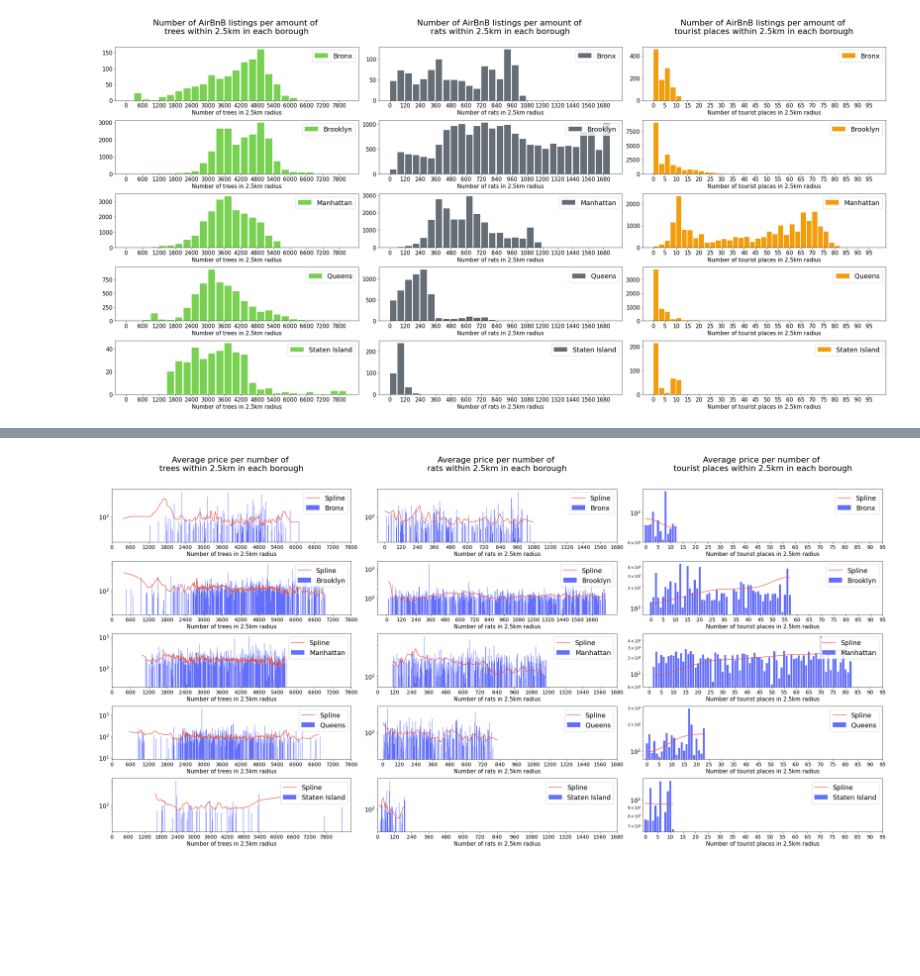
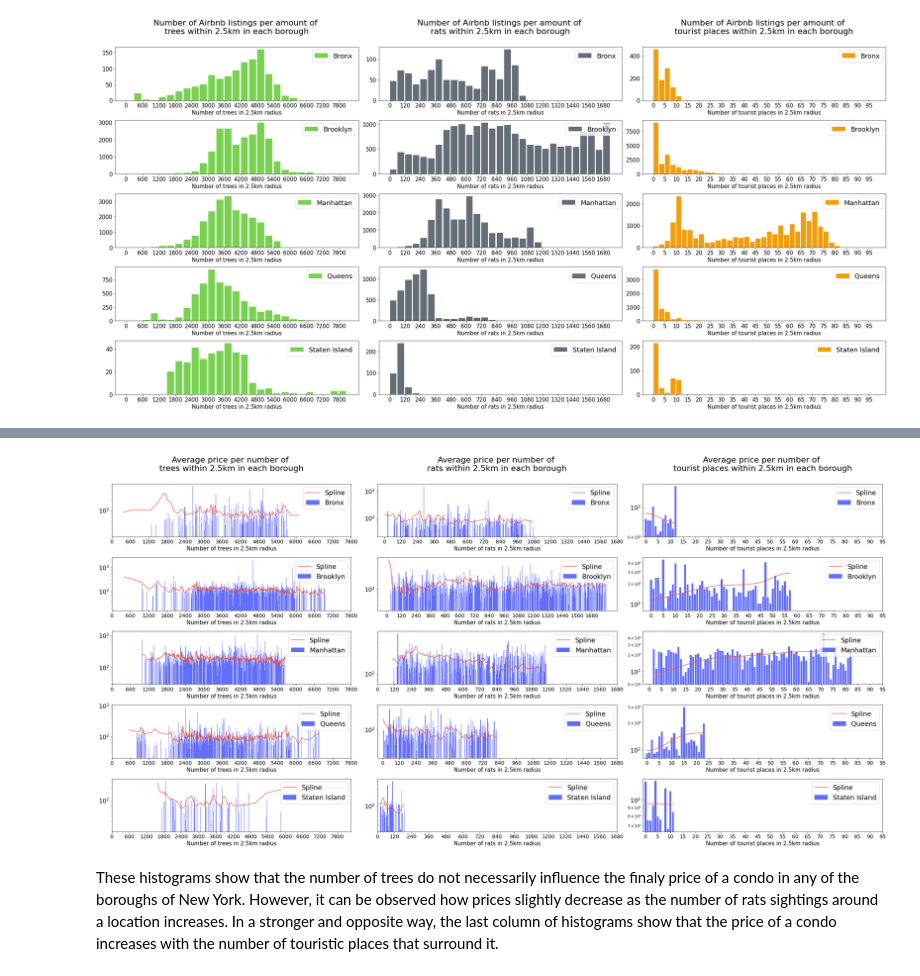
Before and after one commit to KathGran8/Air_BnB_Data_Viz, a Jupyter notebook: Explainer/_5_Data_exploration.ipynb, the cells around one changed output, grey strips where cells are left out. Saved outputs shown, nothing was run; the diff lists cells and outputs as text; code cells hidden in the pictures; blank space fills up the shorter version.

```diff
--- a/Explainer/_5_Data_exploration.ipynb
+++ b/Explainer/_5_Data_exploration.ipynb
@@ -293,7 +301,7 @@ for idx,i in enumerate(y_borough.index):
     for idx_2,elem in enumerate(['trees', 'rats', 'tourist places']):
         ax[idx,idx_2].set_xlabel('Number of ' + elem + ' in 2.5km radius', size= 15, y = 0.9)
         if idx == 0:
-            ax[idx,idx_2].set_title('Number of AirBnB listings per amount of \n' + elem + ' within 2.5km in each borough', size=22,y=1.2)
+            ax[idx,idx_2].set_title('Number of Airbnb listings per amount of \n' + elem + ' within 2.5km in each borough', size=22,y=1.2)
 
 keys = colors_dict.keys()
 for idx, key in enumerate(keys):
@@ -313,6 +321,6 @@ for idx, key in enumerate(keys):
             rect.set_width(rect.get_width()*0.8)
 
 fig.tight_layout()
-plt.savefig('../assets/img_slide5.png')
+plt.savefig('../assets/img_slide6.png')
 # %% [output]
 [figure]
@@ -319,32 +331,34 @@ plt.savefig('../assets/img_slide5.png')
 # %%
 fig, ax = plt.subplots(len(y_borough),3)
 fig.set_size_inches(30,(len(n)*3))
 
 for idx,i in enumerate(y_borough.index):
     for idx_2,elem in enumerate(['trees', 'rats', 'tourist places']):
         ax[idx,idx_2].set_xlabel('Number of ' + elem + ' in 2.5km radius', size=15, y =0.5)
         if idx == 0:
-            ax[idx,idx_2].set_title('Average price per number of \n' + elem + ' within 2.5km in each borough', size = 22, y = 1.3)
+            ax[idx,idx_2].set_title('Average price per number of \n' + elem + ' within 2.5km in each borough', size = 22, y = 1.2)
 downsampling = [6,3,1]
 for idx, key in enumerate(keys):
     bins = bins_dict.get(key)
     feature = features_dict.get(key)
     x = df_join.groupby(['neighbourhood_group',feature]).mean()[['price']].sort_values(by = ['neighbourhood_group', feature])
     for i in range(len(n)):
         p = x.loc[n[i],:].reset_index()
         y_smoothed = gaussian_filter1d(p.price, sigma=5)
         ax[i,idx].bar(p[feature].sample(frac=1/downsampling[idx]), p.price.sample(frac=1/downsampling[idx]), label = n[i], color = '#636efa')
         ax[i,idx].plot(p[feature][::downsampling[idx]], y_smoothed[::downsampling[idx]], label='Spline', color = '#ef553b')
         ax[i,idx].set_yscale('log')
         ax[i,idx].legend(loc="upper right",prop={'size': 18})
         ax[i,idx].set_xticks(bins[::2])
         ax[i,idx].set_xticklabels(map(int, bins[::2]), rotation=0, size = 14)
         ax[i,idx].yaxis.set_tick_params(labelsize=16)
         for rect in ax[i,idx].patches:
             rect.set_color('#636efa')
             rect.set_width(rect.get_width()*0.8)
 
 fig.tight_layout()
-plt.savefig('../assets/img_slide6.png')
+plt.savefig('../assets/img_slide7.png')
 # %% [output]
-[figure, old version]
+[figure, new version]
+# %% [markdown]
+These histograms show that the number of trees do not necessarily influence the finaly price of a condo in any of the boroughs of New York. However, it can be observed how prices slightly decrease as the number of rats sightings around a location increases. In a stronger and opposite way, the last column of histograms show that the price of a condo increases with the number of touristic places that surround it.
```
Also changed, not shown: parts of 3 cells of this notebook, 6 other files.
